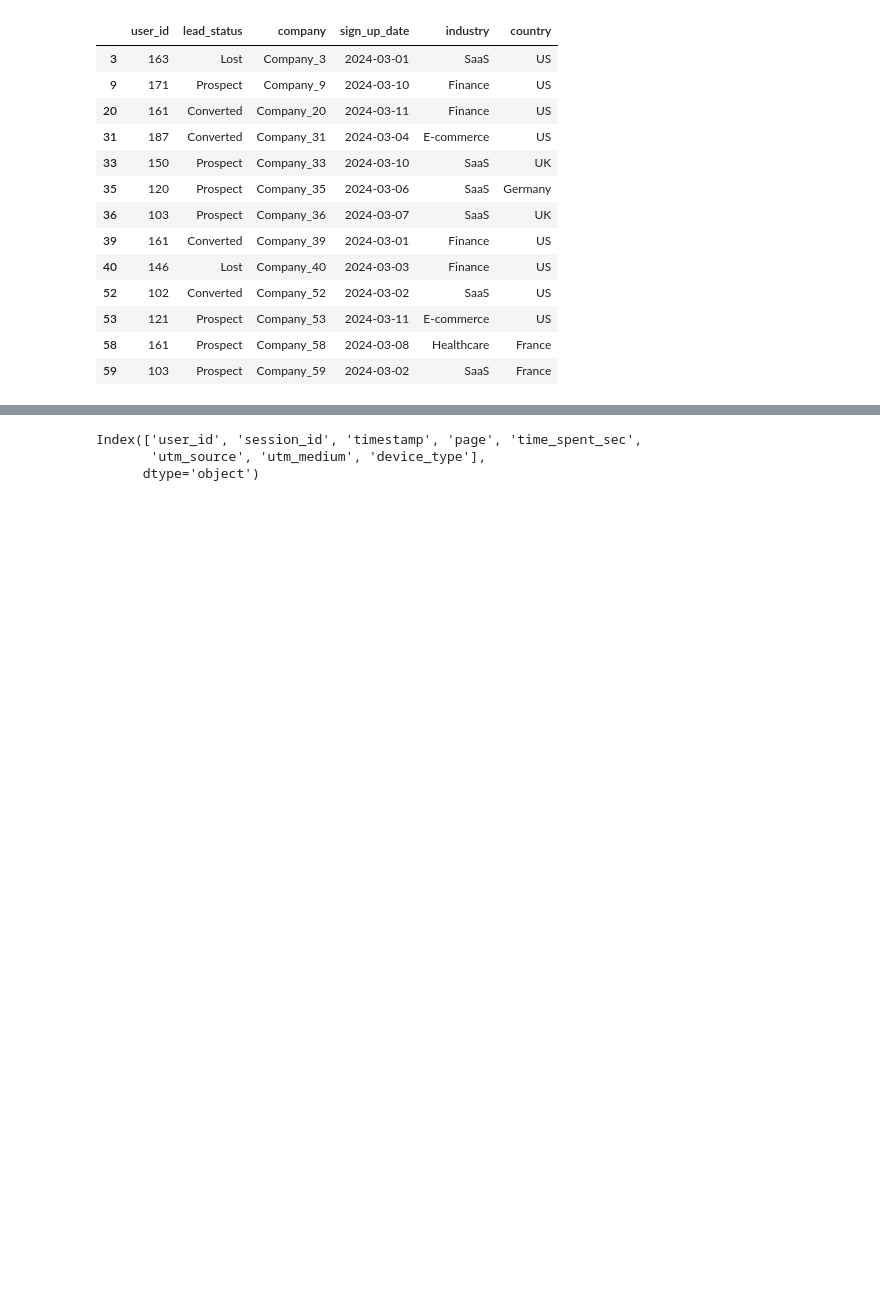
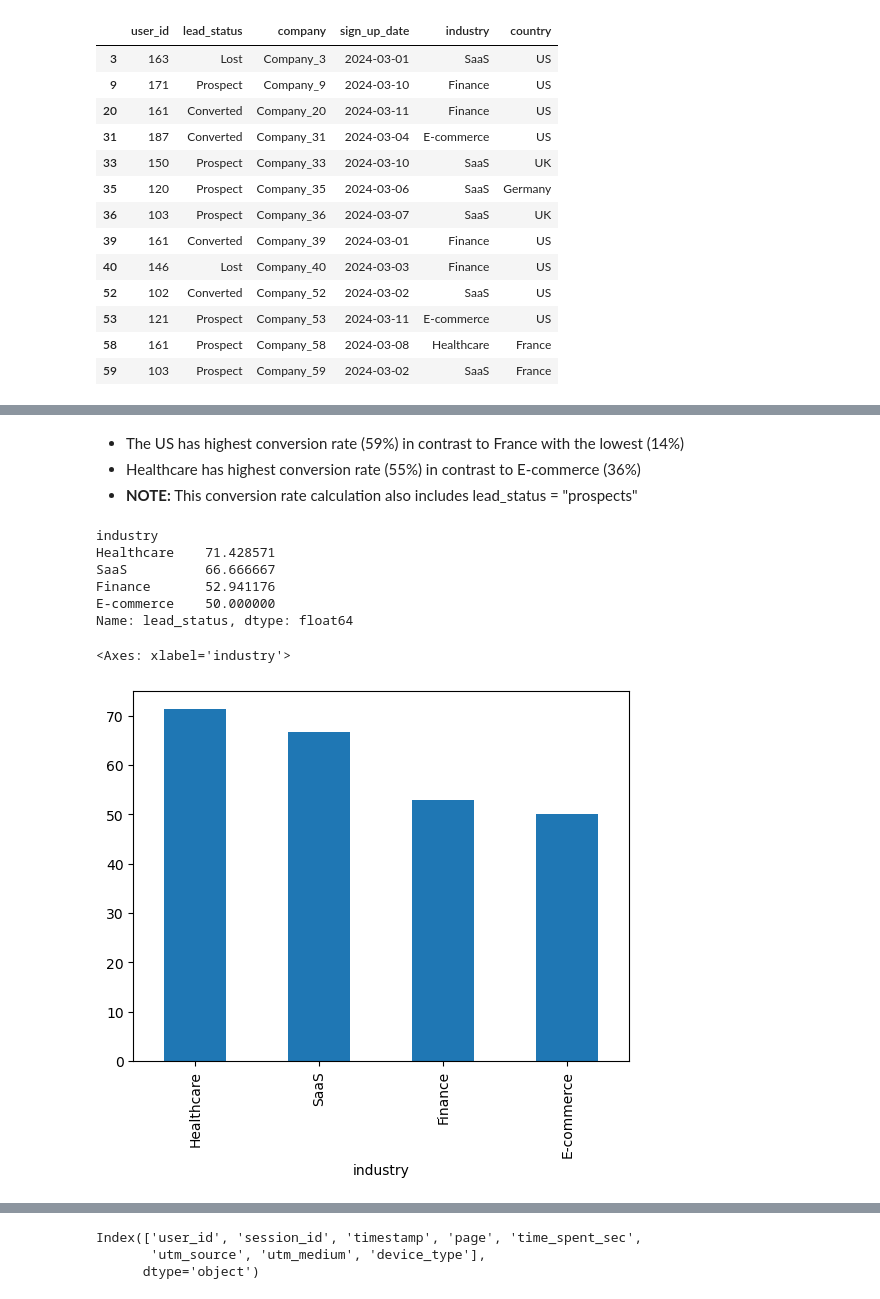
Before and after one commit to derfinn0501/case_study, a Jupyter notebook: process_data.ipynb, the cells around one changed output, grey strips where cells are left out. Cells and saved outputs as stored; diff of their text form; code cells hidden in the pictures; blank space fills up the shorter version.

```diff
--- a/process_data.ipynb
+++ b/process_data.ipynb
@@ -230,0 +190,15 @@ crm_df[crm_df.duplicated()]
+# %% [markdown]
+- The US has highest conversion rate (59%) in contrast to France with the lowest (14%)
+- Healthcare has highest conversion rate (55%) in contrast to E-commerce (36%)
+- **NOTE:** This conversion rate calculation also includes lead_status = "prospects"
+# %%
+plot_conversion_rate_by_column("industry", prospects = False)
+# %% [output]
+industry
+Healthcare    71.428571
+SaaS          66.666667
+Finance       52.941176
+E-commerce    50.000000
+Name: lead_status, dtype: float64
+<Axes: xlabel='industry'>
+[figure, added]
```
Also changed, not shown: parts of 25 cells of this notebook.
